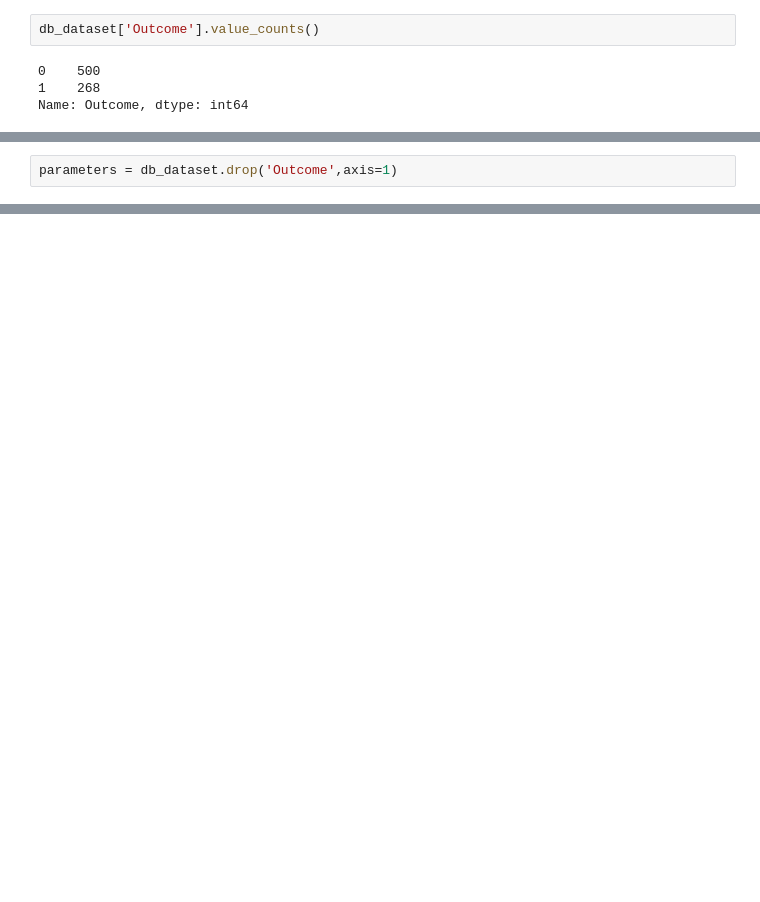
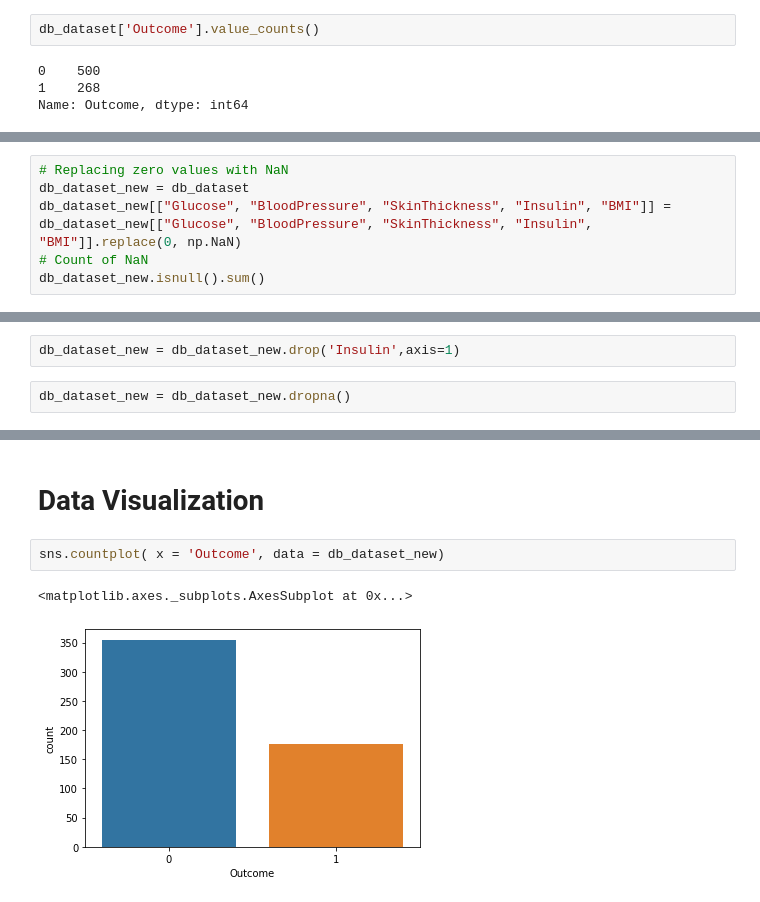
Before and after one commit to SanahSidhu/Diabetes-Predictor, a Jupyter notebook: model.ipynb, the cells around one changed output, grey strips where cells are left out. Drawn from its saved outputs; the diff is of its cells as text; blank space fills up the shorter version.

Commit message:
data visualization and LR model

```diff
--- a/model.ipynb
+++ b/model.ipynb
@@ -48,0 +94,6 @@ db_dataset.groupby('Outcome').mean()
+# %%
+# Replacing zero values with NaN
+db_dataset_new = db_dataset
+db_dataset_new[["Glucose", "BloodPressure", "SkinThickness", "Insulin", "BMI"]] = db_dataset_new[["Glucose", "BloodPressure", "SkinThickness", "Insulin", "BMI"]].replace(0, np.NaN)
+# Count of NaN
+db_dataset_new.isnull().sum()
@@ -49,2 +111,4 @@ db_dataset.groupby('Outcome').mean()
 # %%
-parameters = db_dataset.drop('Outcome',axis=1)
+db_dataset_new = db_dataset_new.drop('Insulin',axis=1)
+# %%
+db_dataset_new = db_dataset_new.dropna()
@@ -50,0 +133,7 @@ parameters = db_dataset.drop('Outcome',axis=1)
+# %% [markdown]
+# Data Visualization
+# %%
+sns.countplot( x = 'Outcome', data = db_dataset_new)
+# %% [output]
+<matplotlib.axes._subplots.AxesSubplot at 0x...>
+[figure, added]
```
Also changed, not shown: parts of 29 cells of this notebook.
